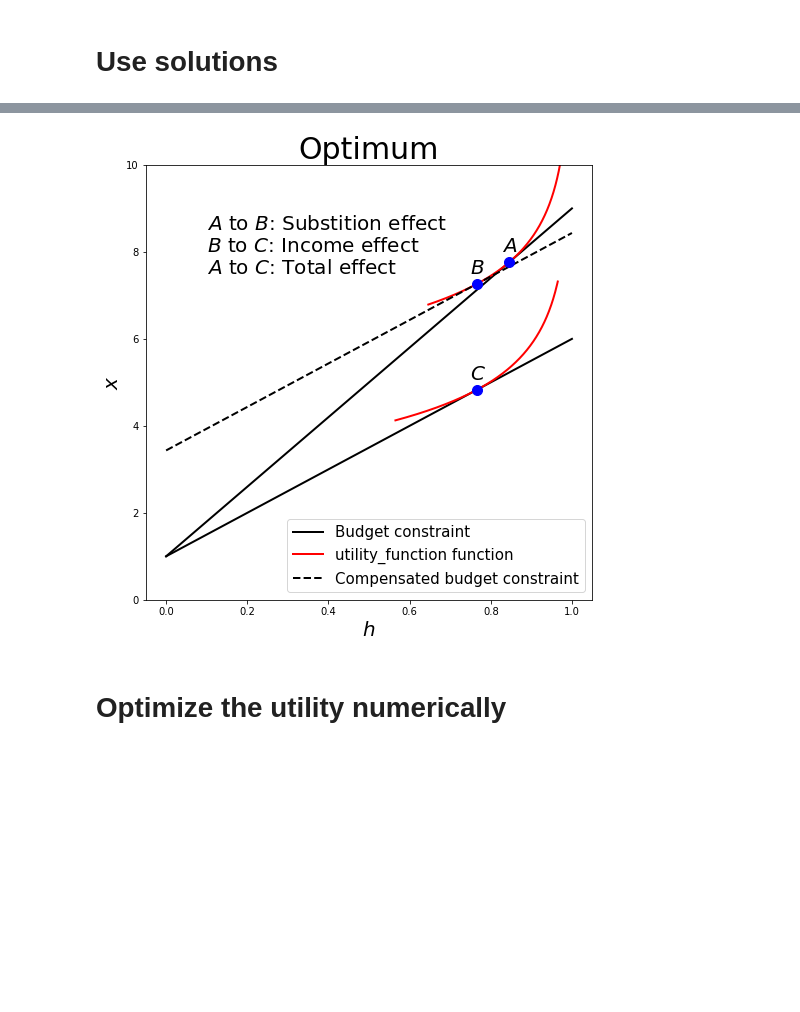
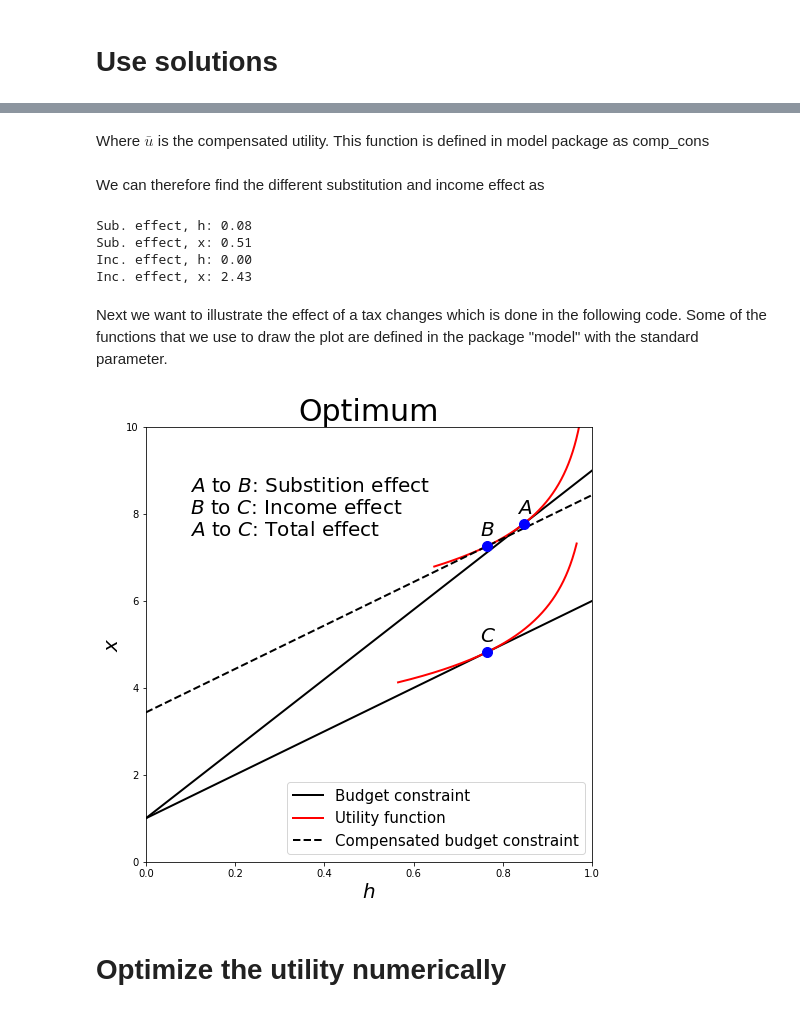
Before and after one commit to NumEconCopenhagen/projects-2019-tobias_jacob_sandru, a Jupyter notebook: modelproject/modelproject.ipynb, the cells around one changed output, grey strips where cells are left out. Saved outputs shown, nothing was run; the diff lists cells and outputs as text; code cells hidden in the pictures; blank space fills up the shorter version.

```diff
--- a/modelproject/modelproject.ipynb
+++ b/modelproject/modelproject.ipynb
@@ -148,48 +176,94 @@ print(tax_before,tax_after)
+# %% [markdown]
+Where $\bar{u}$ is the compensated utility. This function is defined in model package as comp_cons
+# %%
+#Compensated level of h:
+optimal_h_com=optimal_h_tax
+
+#Compensated level of c:
+optimal_x_com=comp_cons(h=optimal_h_com,u=optimal_u)
+# %% [markdown]
+We can therefore find the different substitution and income effect as
+# %%
+print('Sub. effect, h:',"%.2f" % (optimal_h-optimal_h_com))
+print('Sub. effect, x:',"%.2f" % (optimal_x-optimal_x_com))
+print('Inc. effect, h:',"%.2f" % (optimal_h_com-optimal_h_tax))
+print('Inc. effect, x:',"%.2f" % (optimal_x_com-optimal_x_tax))
+# %% [output]
+Sub. effect, h: 0.08
+Sub. effect, x: 0.51
+Inc. effect, h: 0.00
+Inc. effect, x: 2.43
+# %% [markdown]
+Next we want to illustrate the effect of a tax changes which is done in the following code. Some of the functions that we use to draw the plot are defined in the package "model" with the standard parameter.
 # %%
 #make different grids to evaluate the two functions with
+#grid for the budget constraint
 grid = np.linspace(0,1,500)
+#grid for the utility function before tax
 grid_b = np.linspace(optimal_h-0.2,optimal_h+0.2,500)
+#grid for the utility function after the tax increase
 grid_b_tax = np.linspace(optimal_h_tax-0.2,optimal_h_tax+0.2,500)
 
 #before tax increase
+#evaluate the budget constraint for different values of h
 budget_line=budget_cons(grid)
-u_func_opt=utility_function(grid_b,optimal_u)
+
+# The line for the utility fucntion can be found by evaluating the compensated consumption for
+# different values of h for a given level of utility which in this case is the optimal level of utility before the tax increase
+u_func_opt=comp_cons(grid_b,optimal_u)
 
 #after tax increase
+#the budget line after the tax increase
 budget_line_tax=budget_cons(grid,tw=0.5)
+#The compensated budget line
 budget_line_tax_com=budget_cons_comp(grid,optimal_u,optimal_u_tax)
-u_func_opt_tax=utility_function(grid_b_tax,optimal_u_tax)
+#The utility function in the new optimum
+u_func_opt_tax=comp_cons(grid_b_tax,optimal_u_tax)
 
+
+#Create the plot
 fig = plt.figure(figsize=(8,8))
 
 ax = fig.add_subplot(1,1,1)
 
+#budget line before tax change
 ax.plot(grid,budget_line,lw=2,linestyle='-',color='black',label='Budget constraint',zorder=-1)
-ax.plot(grid_b,u_func_opt,lw=2,linestyle='-',color='red',label='utility_function function',zorder=-1)
+#Utility function before tax change
+ax.plot(grid_b,u_func_opt,lw=2,linestyle='-',color='red',label='Utility function',zorder=-1)
+#budget line after tax increase
 ax.plot(grid,budget_line_tax,lw=2,linestyle='-',color='black',zorder=-1)
+#Compensated budget line
 ax.plot(grid,budget_line_tax_com,lw=2,linestyle='--',color='black',label='Compensated budget constraint',zorder=-1)
+#utility function after the tax increase
 ax.plot(grid_b_tax,u_func_opt_tax,lw=2,linestyle='-',color='red',zorder=-1)
 
-
+#Add a dot in the optimum before the tax increase called A
 plt.scatter(optimal_h, optimal_x, s=100, zorder=1,marker="o",color='blue')
 plt.annotate('$A$',xy=(optimal_h, optimal_x),xytext=(-7,10),textcoords='offset points',fontsize=20)
 
+#Add a dot in the compensated optimum called B
 plt.scatter(optimal_h_com, optimal_x_com, s=100,zorder=1, marker="o",color='blue')
 plt.annotate('$B$',xy=(optimal_h_com, optimal_x_com),xytext=(-7,10),textcoords='offset points',fontsize=20,)
 
+#Add a dot in the new optimum called C
 plt.scatter(optimal_h_tax, optimal_x_tax, s=100, zorder=1,marker="o",color='blue')
 plt.annotate('$C$',xy=(optimal_h_tax, optimal_x_tax),xytext=(-7,10),textcoords='offset points',fontsize=20,)
 
+# Add a note in the figure
 plt.text(0.1, 7.5,'$A$ to $B$: Substition effect \n$B$ to $C$: Income effect \n$A$ to $C$: Total effect', fontsize=20)
 
+# Set the limits of the y-axis
 ax.set_ylim([0,10]);
+ax.set_xlim(0,1)
+#set  legends
 ax.legend(loc='lower right',fontsize=15)
-
+#add labels and title
 ax.set_xlabel('$h$',fontsize=20)
 ax.set_ylabel('$x$',fontsize=20)
 ax.set_title('Optimum',fontsize=30)
+#plot the figure
 plt.show()
 # %% [output]
-[figure, old version]
+[figure, new version]
 # %% [markdown]
 # Optimize the utility numerically
```
Also changed, not shown: parts of 45 cells of this notebook, 2 other files.
